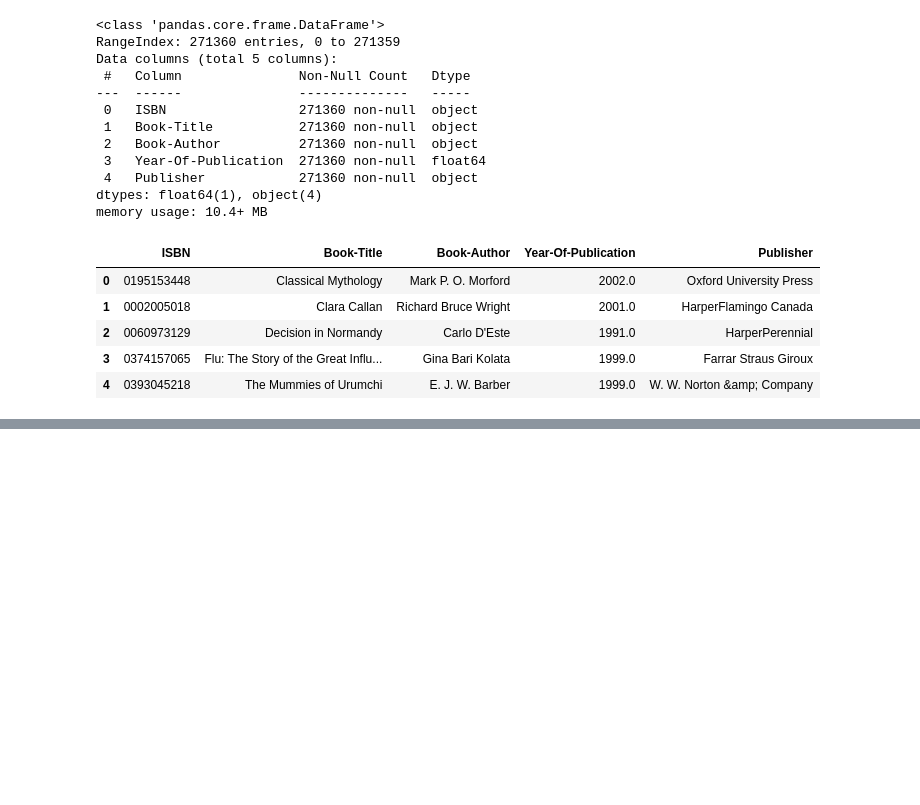
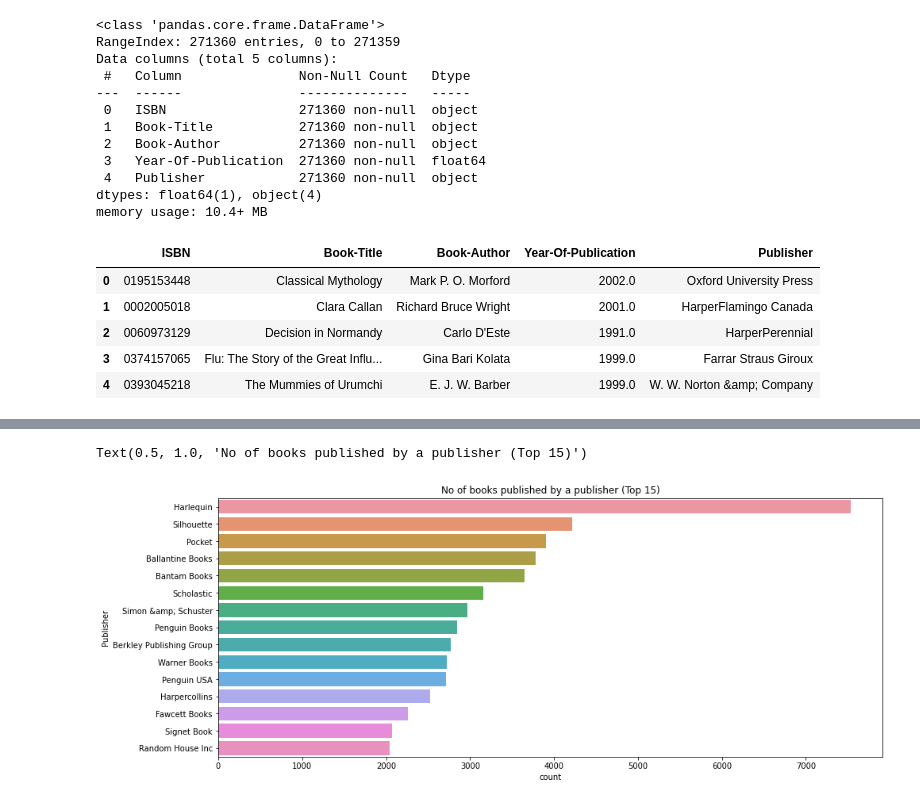
Before and after one commit to Aaryant31/Book-Recommendation-System, a Jupyter notebook: Rahul_Kumar_Soni_Book_Recommendation_System.ipynb, the cells around one changed output, grey strips where cells are left out. Cells and saved outputs as stored; diff of their text form; code cells hidden in the pictures; blank space fills up the shorter version.

```diff
--- a/Rahul_Kumar_Soni_Book_Recommendation_System.ipynb
+++ b/Rahul_Kumar_Soni_Book_Recommendation_System.ipynb
@@ -177,0 +336,7 @@ books_df.head()
+# %%
+plt.figure(figsize=(15,6))
+sns.countplot(y="Publisher", data=books_df,order=books_df['Publisher'].value_counts().index[0:15])
+plt.title("No of books published by a publisher (Top 15)")
+# %% [output]
+Text(0.5, 1.0, 'No of books published by a publisher (Top 15)')
+[figure, added]
```
Also changed, not shown: parts of 105 cells of this notebook.
